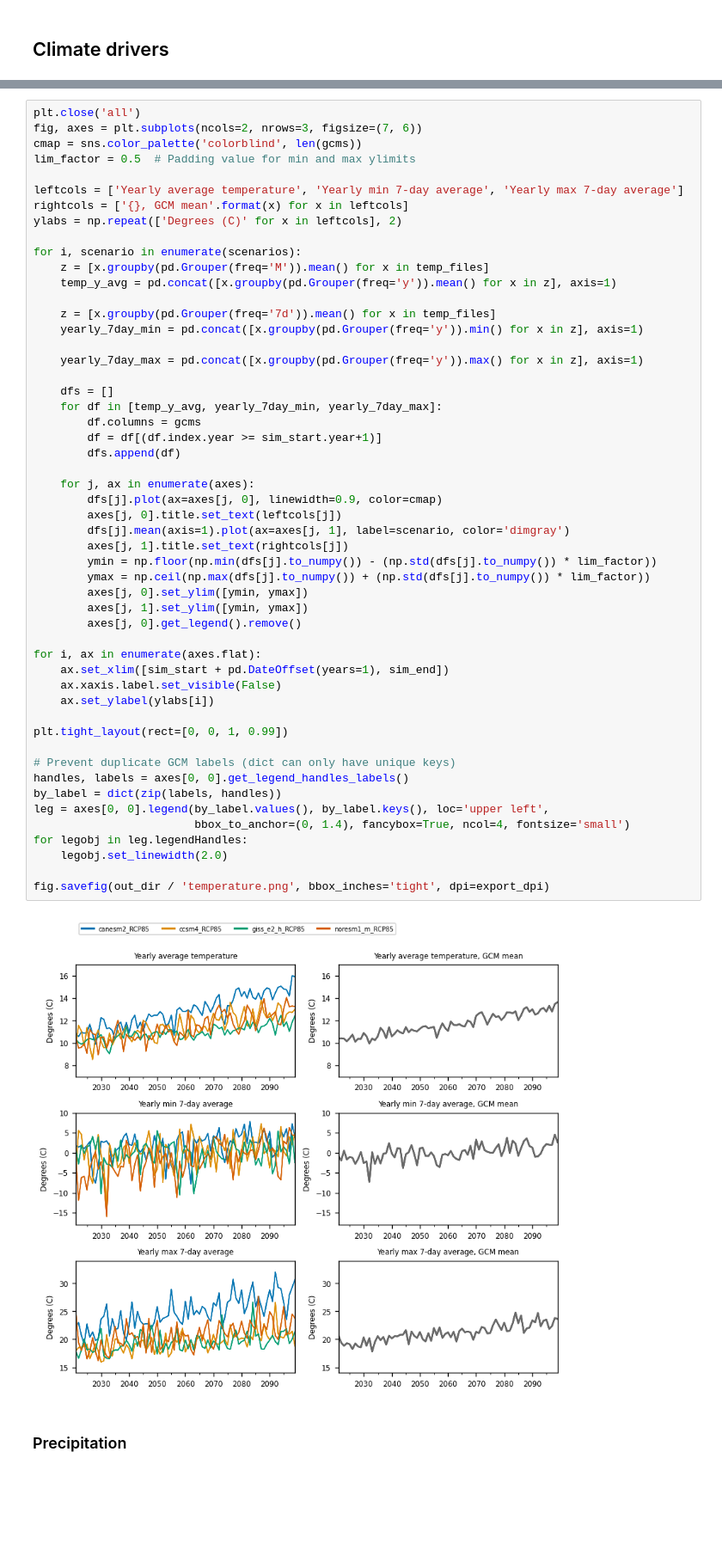
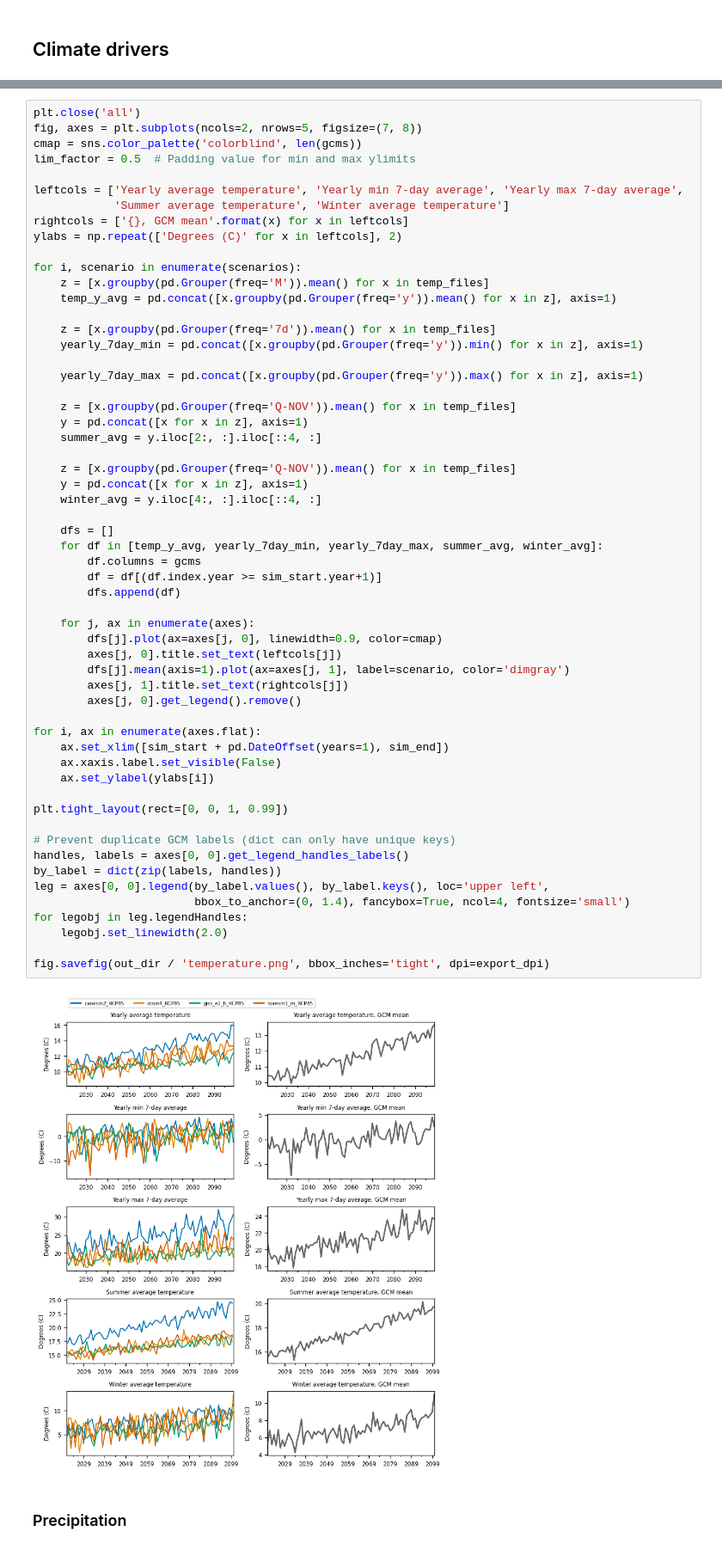
Before and after one commit to jrobertson2000/PNW_VELMA, a Jupyter notebook: notebooks/comparing_scenarios.ipynb, the cells around one changed output, grey strips where cells are left out. Shown at 86% size. Drawn from its saved outputs; the diff is of its cells as text; blank space fills up the shorter version.

Commit message:
added summer/winter seasonal metrics, and fixed ylim error that was cutting off data

```diff
--- a/notebooks/comparing_scenarios.ipynb
+++ b/notebooks/comparing_scenarios.ipynb
@@ -111,10 +113,11 @@ for scenario in scenarios:
 # %%
 plt.close('all')
-fig, axes = plt.subplots(ncols=2, nrows=3, figsize=(7, 6))
+fig, axes = plt.subplots(ncols=2, nrows=5, figsize=(7, 8))
 cmap = sns.color_palette('colorblind', len(gcms))
 lim_factor = 0.5  # Padding value for min and max ylimits
 
-leftcols = ['Yearly average temperature', 'Yearly min 7-day average', 'Yearly max 7-day average']
+leftcols = ['Yearly average temperature', 'Yearly min 7-day average', 'Yearly max 7-day average',
+            'Summer average temperature', 'Winter average temperature']
 rightcols = ['{}, GCM mean'.format(x) for x in leftcols]
 ylabs = np.repeat(['Degrees (C)' for x in leftcols], 2)
 
@@ -127,41 +130,45 @@ for i, scenario in enumerate(scenarios):
 
     yearly_7day_max = pd.concat([x.groupby(pd.Grouper(freq='y')).max() for x in z], axis=1)
 
+    z = [x.groupby(pd.Grouper(freq='Q-NOV')).mean() for x in temp_files]
+    y = pd.concat([x for x in z], axis=1)
+    summer_avg = y.iloc[2:, :].iloc[::4, :]
+
+    z = [x.groupby(pd.Grouper(freq='Q-NOV')).mean() for x in temp_files]
+    y = pd.concat([x for x in z], axis=1)
+    winter_avg = y.iloc[4:, :].iloc[::4, :]
+
     dfs = []
-    for df in [temp_y_avg, yearly_7day_min, yearly_7day_max]:
+    for df in [temp_y_avg, yearly_7day_min, yearly_7day_max, summer_avg, winter_avg]:
         df.columns = gcms
         df = df[(df.index.year >= sim_start.year+1)]
         dfs.append(df)
 
     for j, ax in enumerate(axes):
         dfs[j].plot(ax=axes[j, 0], linewidth=0.9, color=cmap)
         axes[j, 0].title.set_text(leftcols[j])
         dfs[j].mean(axis=1).plot(ax=axes[j, 1], label=scenario, color='dimgray')
         axes[j, 1].title.set_text(rightcols[j])
-        ymin = np.floor(np.min(dfs[j].to_numpy()) - (np.std(dfs[j].to_numpy()) * lim_factor))
-        ymax = np.ceil(np.max(dfs[j].to_numpy()) + (np.std(dfs[j].to_numpy()) * lim_factor))
-        axes[j, 0].set_ylim([ymin, ymax])
-        axes[j, 1].set_ylim([ymin, ymax])
         axes[j, 0].get_legend().remove()
 
 for i, ax in enumerate(axes.flat):
     ax.set_xlim([sim_start + pd.DateOffset(years=1), sim_end])
     ax.xaxis.label.set_visible(False)
     ax.set_ylabel(ylabs[i])
 
 plt.tight_layout(rect=[0, 0, 1, 0.99])
 
 # Prevent duplicate GCM labels (dict can only have unique keys)
 handles, labels = axes[0, 0].get_legend_handles_labels()
 by_label = dict(zip(labels, handles))
 leg = axes[0, 0].legend(by_label.values(), by_label.keys(), loc='upper left',
                         bbox_to_anchor=(0, 1.4), fancybox=True, ncol=4, fontsize='small')
 for legobj in leg.legendHandles:
     legobj.set_linewidth(2.0)
 
 fig.savefig(out_dir / 'temperature.png', bbox_inches='tight', dpi=export_dpi)
 # %% [output]
-[figure, old version]
+[figure, new version]
 # %% [markdown]
 ### Precipitation
 # %%
```
Also changed, not shown: parts of 6 cells of this notebook, 3 other files.
